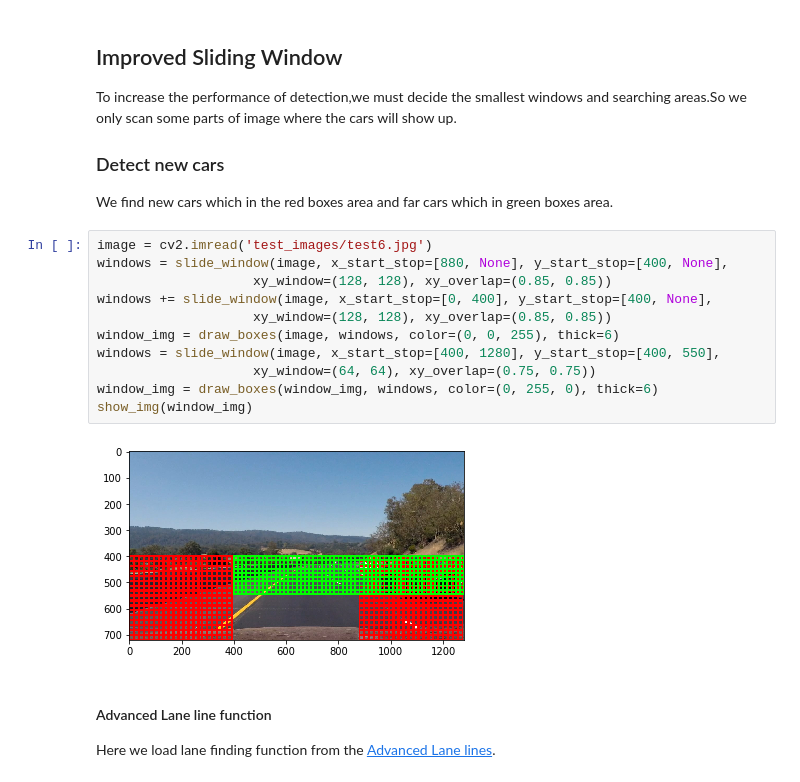
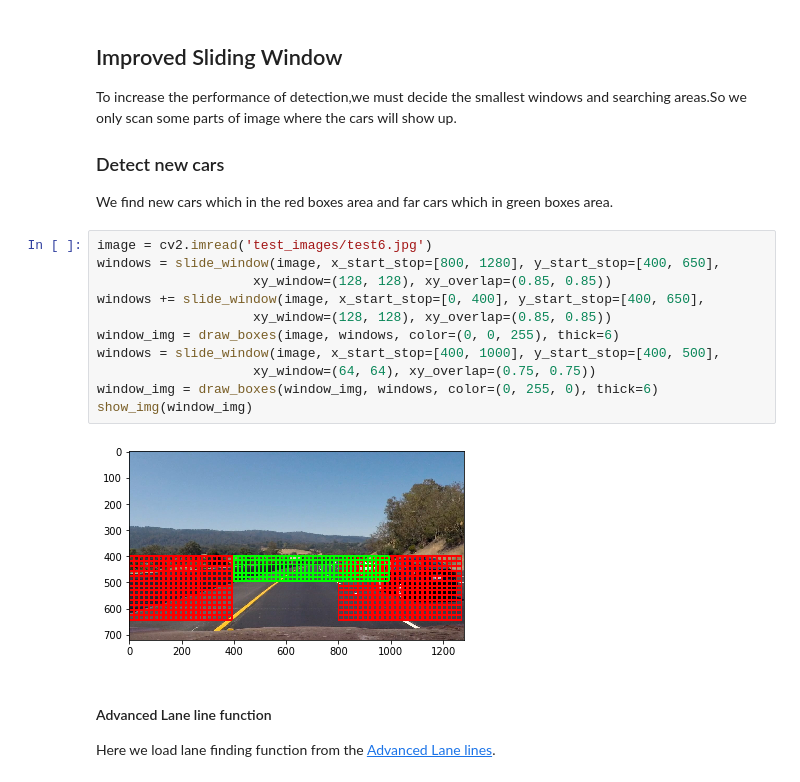
Before and after one commit to wuqianliang/ND013, a Jupyter notebook: Vehicle Detection and Tracking/Vehicle_Detection_and_Tracking.ipynb, the cells around one changed output. Cells and saved outputs as stored; diff of their text form.

```diff
--- a/Vehicle Detection and Tracking/Vehicle_Detection_and_Tracking.ipynb
+++ b/Vehicle Detection and Tracking/Vehicle_Detection_and_Tracking.ipynb
@@ -525,17 +527,17 @@ To increase the performance of detection,we must decide the smallest windows and
 We find new cars which in the red boxes area and far cars which in green boxes area.
 # %%
 image = cv2.imread('test_images/test6.jpg')
-windows = slide_window(image, x_start_stop=[880, None], y_start_stop=[400, None],
+windows = slide_window(image, x_start_stop=[800, 1280], y_start_stop=[400, 650],
                     xy_window=(128, 128), xy_overlap=(0.85, 0.85))
-windows += slide_window(image, x_start_stop=[0, 400], y_start_stop=[400, None],
+windows += slide_window(image, x_start_stop=[0, 400], y_start_stop=[400, 650],
                     xy_window=(128, 128), xy_overlap=(0.85, 0.85))
 window_img = draw_boxes(image, windows, color=(0, 0, 255), thick=6)
-windows = slide_window(image, x_start_stop=[400, 1280], y_start_stop=[400, 550],
+windows = slide_window(image, x_start_stop=[400, 1000], y_start_stop=[400, 500],
                     xy_window=(64, 64), xy_overlap=(0.75, 0.75))
 window_img = draw_boxes(window_img, windows, color=(0, 255, 0), thick=6)
 show_img(window_img)
 # %% [output]
-[figure, old version]
+[figure, new version]
 # %% [markdown]
 #### Advanced Lane line function
 
```
Also changed, not shown: parts of 15 cells of this notebook.
